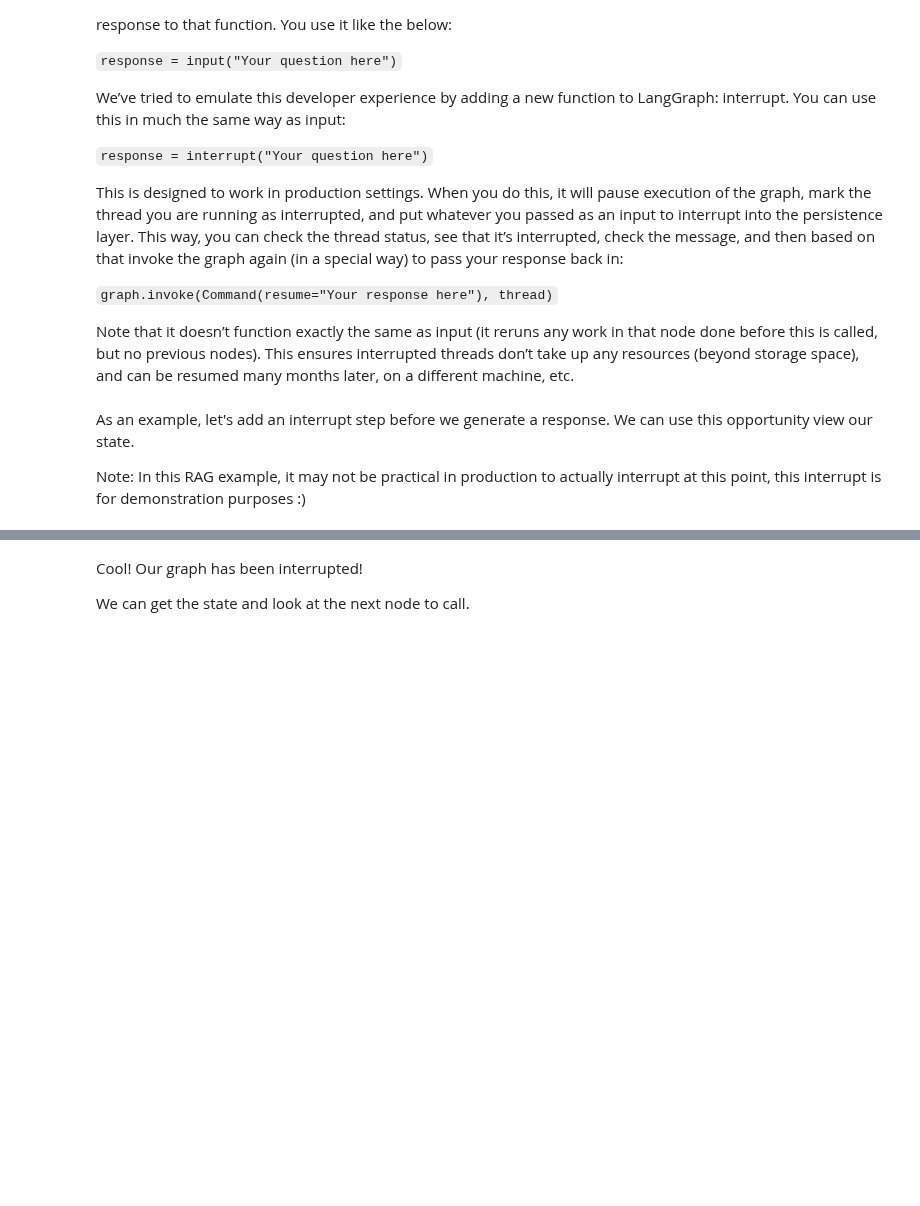
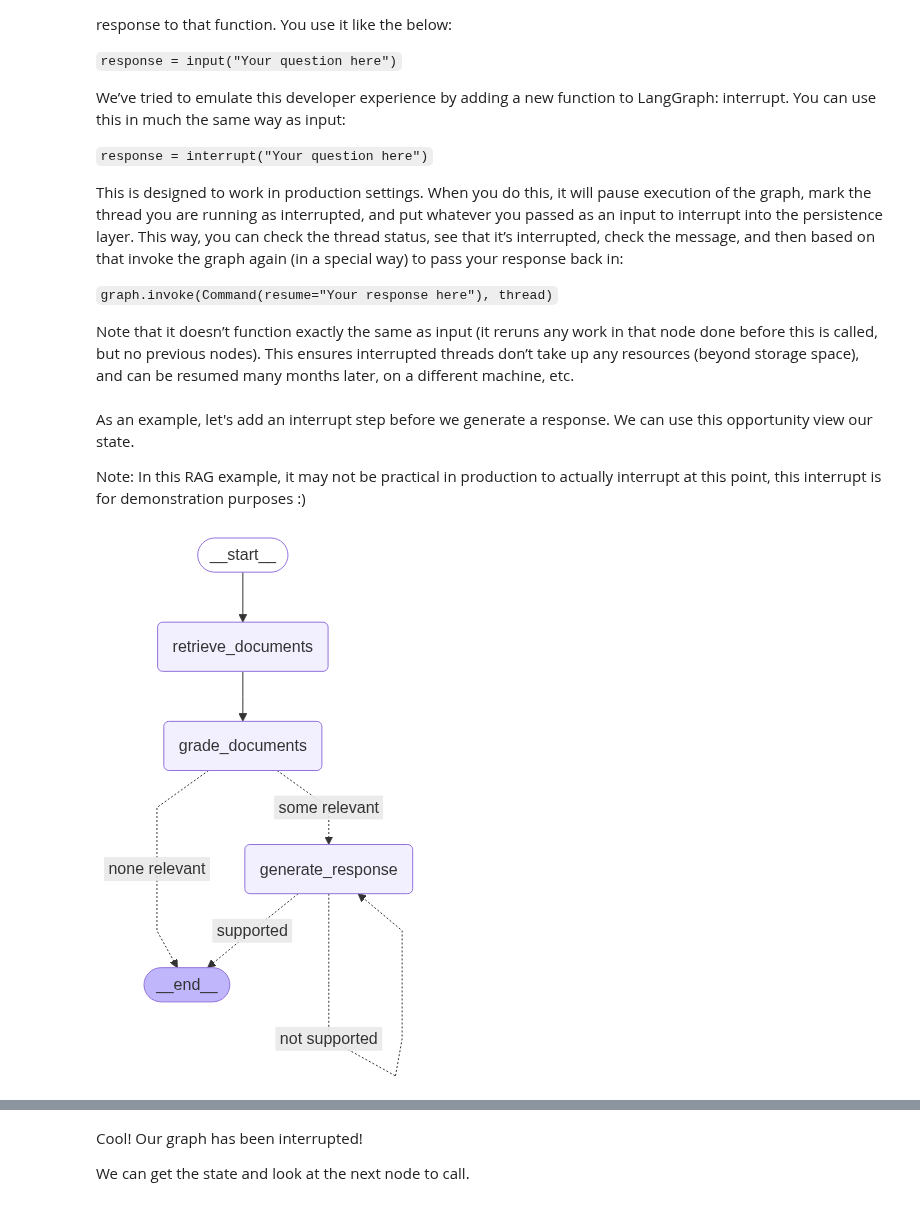
Before and after one commit to langchain-ai/langgraph-101, a Jupyter notebook: notebooks/langgraph_basics.ipynb, the cells around one changed output, grey strips where cells are left out. Cells and saved outputs as stored; diff of their text form; code cells hidden in the pictures; blank space fills up the shorter version.

```diff
--- a/notebooks/langgraph_basics.ipynb
+++ b/notebooks/langgraph_basics.ipynb
@@ -808,39 +957,40 @@ def generate_response(state: GraphState):
     generation = llm.invoke([HumanMessage(content=rag_prompt_formatted)])
     return {
         "generation": generation,
-        "attempted_generations": attempted_generations + 1
+        "attempted_generations": attempted_generations + 1,
+        "messages": [HumanMessage(content=question), generation]
     }
 # %%
 # Define our graph
 graph_builder = StateGraph(GraphState, input=InputState, output=OutputState)
 graph_builder.add_node("retrieve_documents", retrieve_documents)
 graph_builder.add_node("generate_response", generate_response)
 graph_builder.add_node("grade_documents", grade_documents)
-graph_builder.add_node("configure_memory", configure_memory)    # New node for configuring memory
 
 graph_builder.add_edge(START, "retrieve_documents")
 graph_builder.add_edge("retrieve_documents", "grade_documents")
 graph_builder.add_conditional_edges(
     "grade_documents",
     decide_to_generate,
     {
         "some relevant": "generate_response",
         "none relevant": END
     })
 graph_builder.add_conditional_edges(
     "generate_response",
     grade_hallucinations,
     {
-        "supported": "configure_memory",
+        "supported": END,
         "not supported": "generate_response"
     })
-graph_builder.add_edge("configure_memory", END)
 
 from langgraph.checkpoint.memory import MemorySaver
-memory = MemorySaver()
+checkpointer = MemorySaver()
 
-graph = graph_builder.compile(checkpointer=memory)
+graph = graph_builder.compile(checkpointer=checkpointer)
 show_graph(graph)
+# %% [output]
+[figure, added]
 # %%
 thread_id_3 = str(uuid.uuid4())
 config = {"configurable": {"thread_id": thread_id_3}}
```
Also changed, not shown: parts of 28 cells of this notebook.
